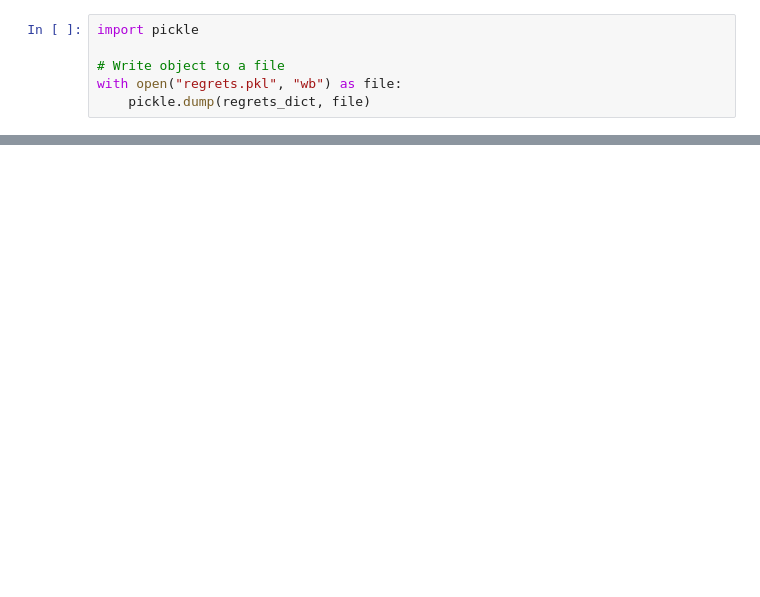
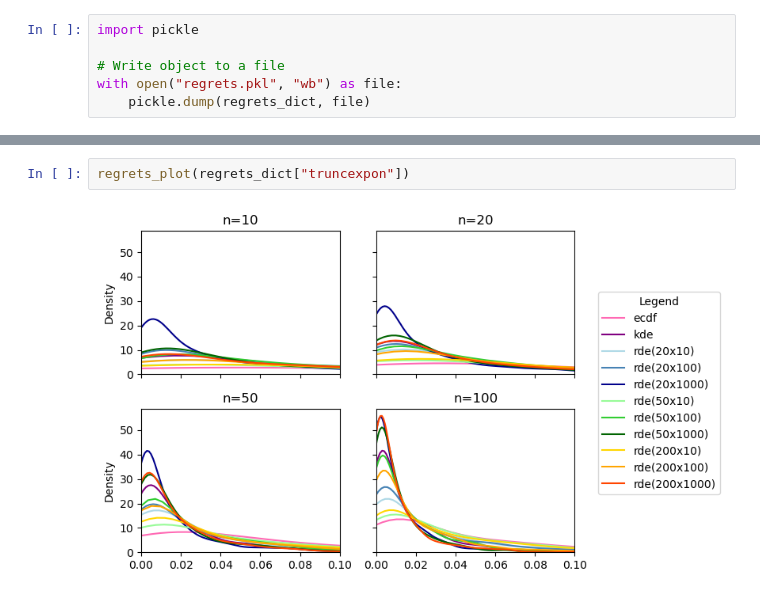
Before and after one commit to yingqi-gao/MAPP, a Jupyter notebook: simulations.ipynb, the cells around one changed output, grey strips where cells are left out. Drawn from its saved outputs; the diff is of its cells as text; blank space fills up the shorter version.

```diff
--- a/simulations.ipynb
+++ b/simulations.ipynb
@@ -95,0 +144,4 @@ with open("regrets.pkl", "wb") as file:
+# %%
+regrets_plot(regrets_dict["truncexpon"])
+# %% [output]
+[figure, added]
```
Also changed, not shown: parts of 9 cells of this notebook, 3 other files.
